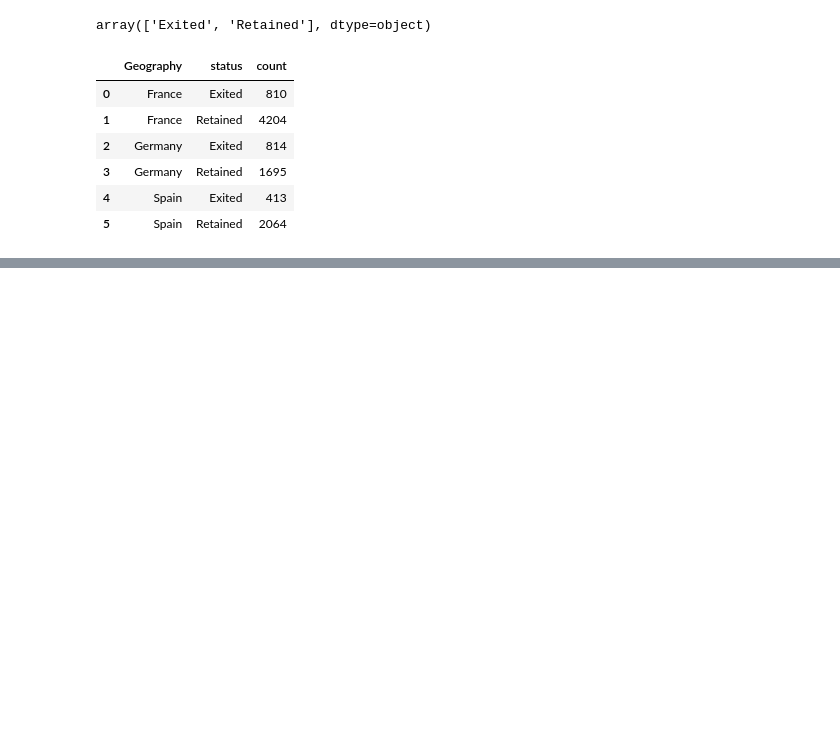
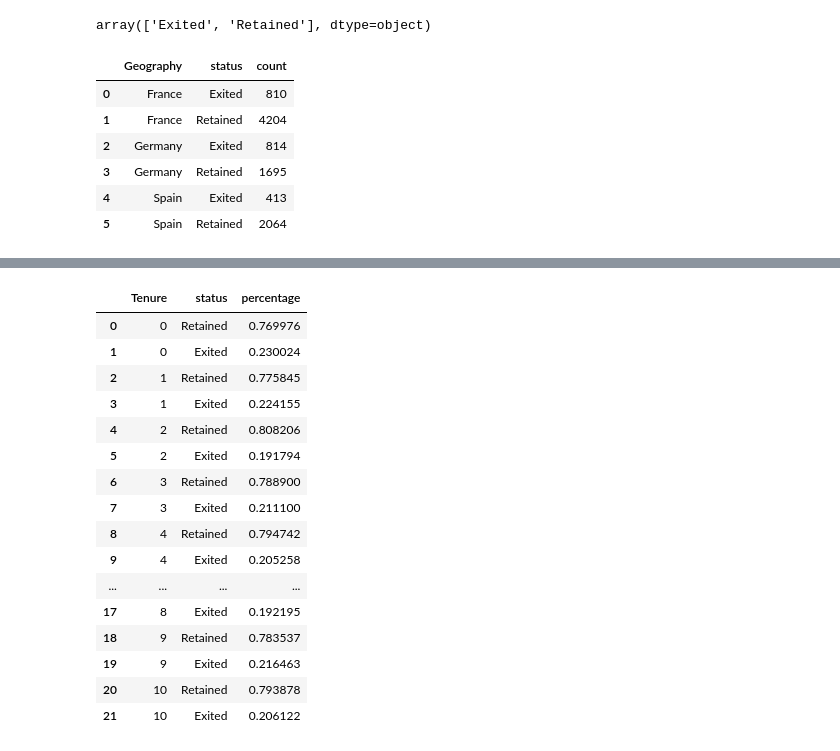
Before and after one commit to Francis-30/Francis-30, a Jupyter notebook: churn_analysis.ipynb, the cells around one changed output, grey strips where cells are left out. Saved outputs shown, nothing was run; the diff lists cells and outputs as text; code cells hidden in the pictures; blank space fills up the shorter version.

```diff
--- a/churn_analysis.ipynb
+++ b/churn_analysis.ipynb
@@ -147,0 +239,21 @@ ValueError: ignored
+# %%
+Tenure =churn_df.groupby(['Tenure'])['status'].value_counts(normalize = True).reset_index(name ='percentage')
+Tenure
+# %% [output]
+|  | Tenure | status | percentage |
+| 0 | 0 | Retained | 0.769976 |
+| 1 | 0 | Exited | 0.230024 |
+| 2 | 1 | Retained | 0.775845 |
+| 3 | 1 | Exited | 0.224155 |
+| 4 | 2 | Retained | 0.808206 |
+| 5 | 2 | Exited | 0.191794 |
+| 6 | 3 | Retained | 0.788900 |
+| 7 | 3 | Exited | 0.211100 |
+| 8 | 4 | Retained | 0.794742 |
+| 9 | 4 | Exited | 0.205258 |
+| ... | ... | ... | ... |
+| 17 | 8 | Exited | 0.192195 |
+| 18 | 9 | Retained | 0.783537 |
+| 19 | 9 | Exited | 0.216463 |
+| 20 | 10 | Retained | 0.793878 |
+| 21 | 10 | Exited | 0.206122 |
```
Also changed, not shown: parts of 14 cells of this notebook.
